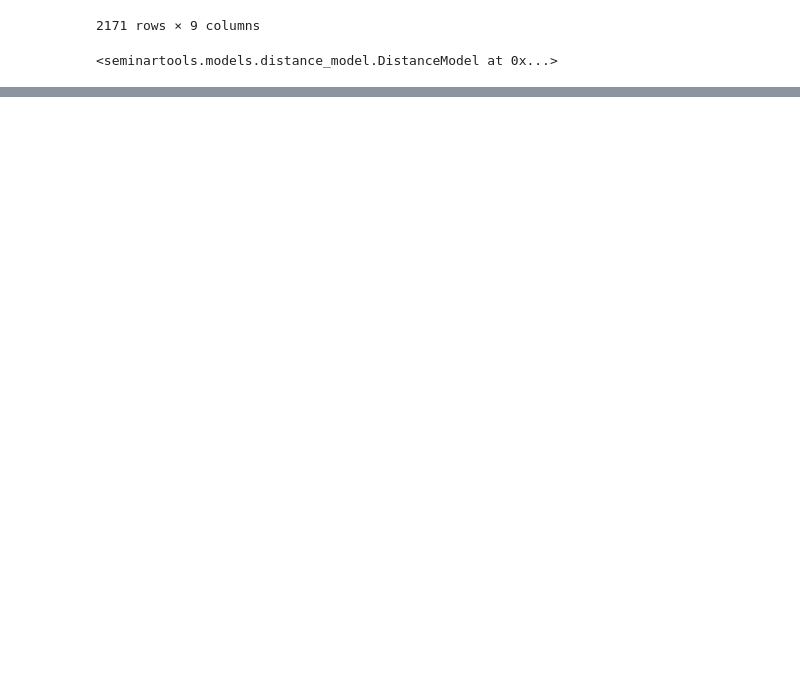
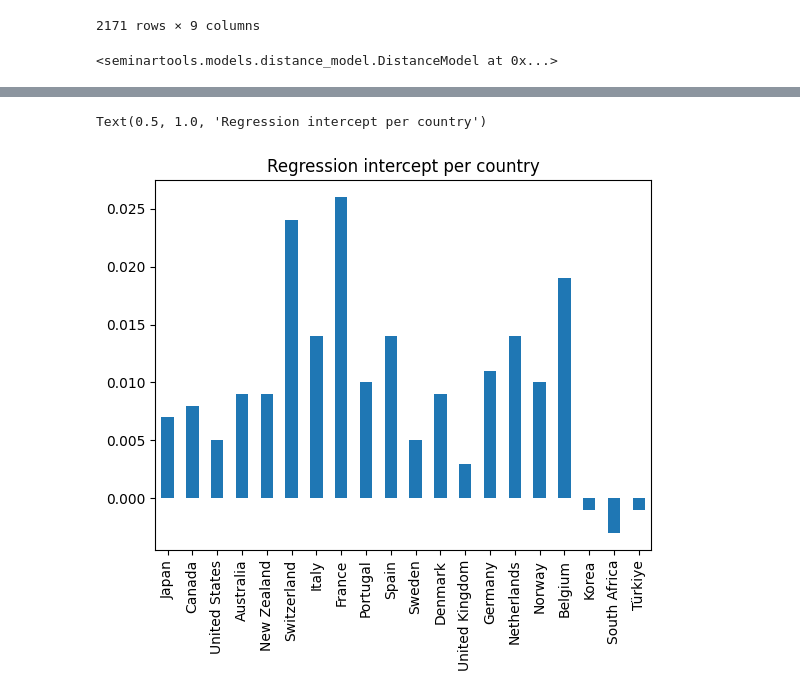
Before and after one commit to mvanaltvorst/seminar, a Jupyter notebook: notebooks/models/distance_model.ipynb, the cells around one changed output, grey strips where cells are left out. Drawn from its saved outputs; the diff is of its cells as text; code cells hidden in the pictures; blank space fills up the shorter version.

```diff
--- a/notebooks/models/distance_model.ipynb
+++ b/notebooks/models/distance_model.ipynb
@@ -70,0 +90,5 @@ sns.heatmap(x)
+# %%
+x = az.summary(model.trace)
+# all index starting with interceps
+x = x[x.index.str.startswith("intercepts[")]
+x
@@ -70,0 +113,7 @@ sns.heatmap(x)
+# %%
+import matplotlib.pyplot as plt
+x.set_index(model.countries)["mean"].plot.bar()
+plt.title("Regression intercept per country")
+# %% [output]
+Text(0.5, 1.0, 'Regression intercept per country')
+[figure, added]
```
Also changed, not shown: parts of 6 cells of this notebook, 3 other files.
